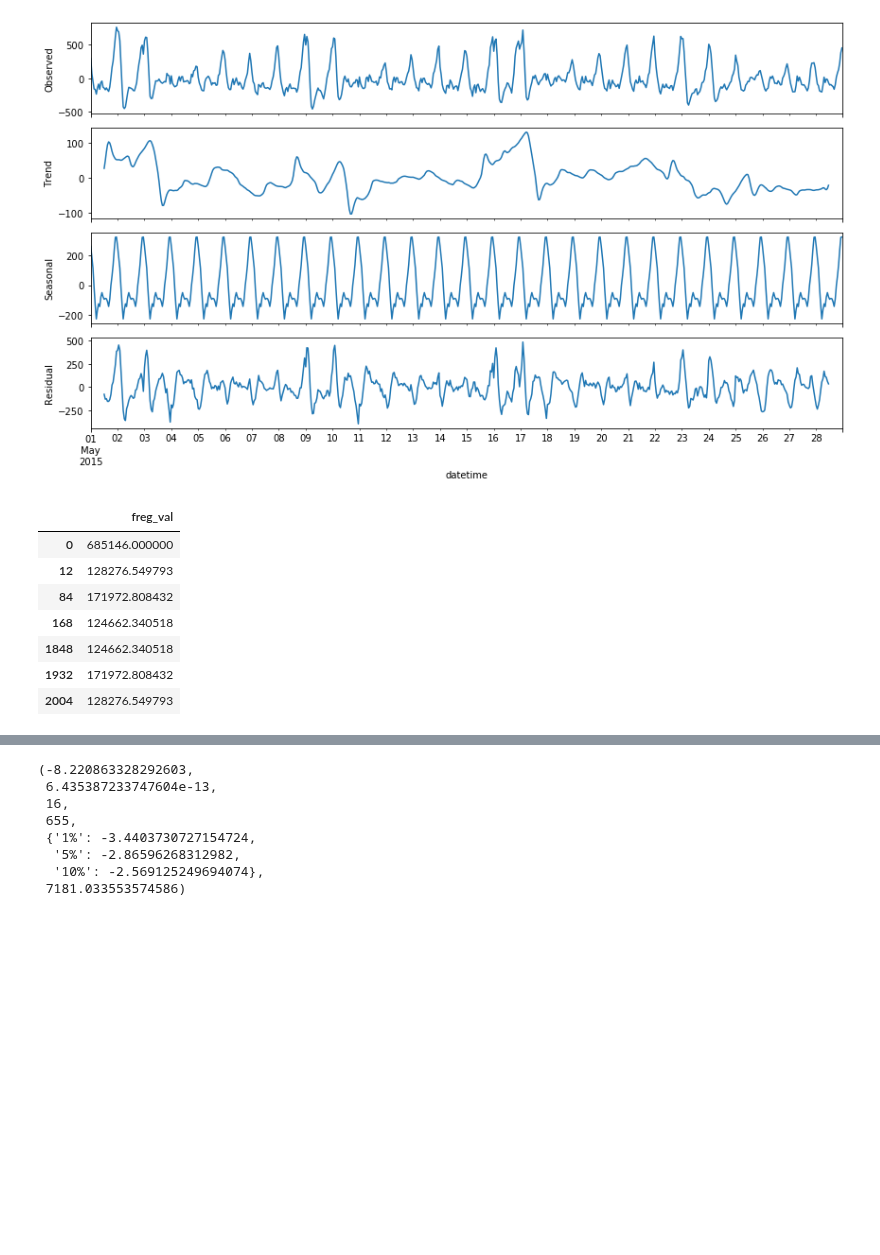
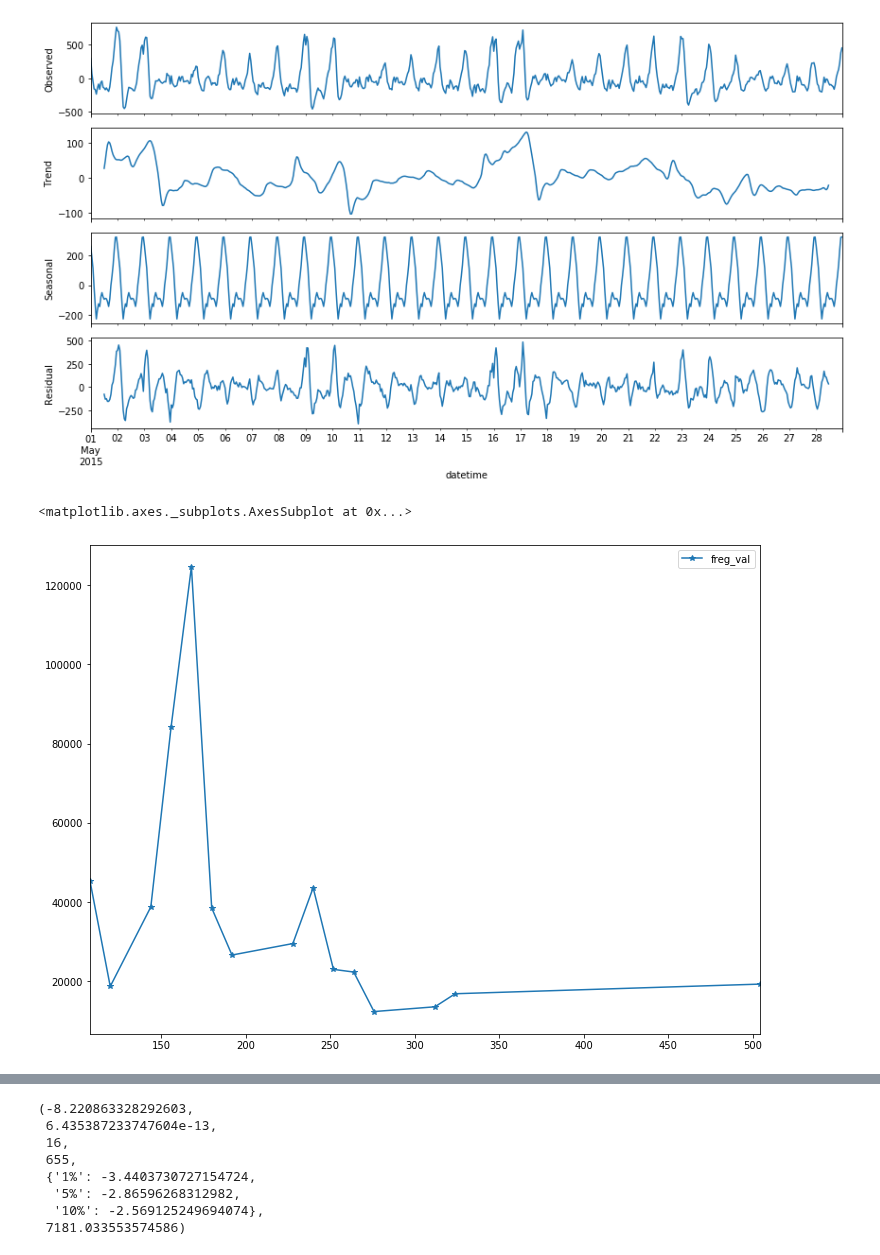
Before and after one commit to dminikorenb/DataLearning, a Jupyter notebook: 3-Taxi/dminik6_part3_w3.ipynb, the cells around one changed output, grey strips where cells are left out. Drawn from its saved outputs; the diff is of its cells as text; code cells hidden in the pictures; blank space fills up the shorter version.

```diff
--- a/3-Taxi/dminik6_part3_w3.ipynb
+++ b/3-Taxi/dminik6_part3_w3.ipynb
@@ -245,33 +245,29 @@ decomp.plot();
 # %% [output]
 [figure]
 # %%
-# s_mean[datetime(year=2015, month=5, day=5, hour=0, second=0)]
-# s_mean.loc[datetime(year=2015, month=5, day=5, hour=0, second=0)]['tmp']
-# n = len(y) # length of the signal
-N = stmp.shape[0]
-# T = n/Fs
-Y = np.fft.fft(stmp['count'].values) # fft computing and normalization
+def fft_freg( df, nRet=10, fregMin = 0 ):
+
+    N = df.shape[0] // 2
+    Y = np.fft.fft(df['count'].values) # fft computing and normalization
+    df_fft = pd.DataFrame(np.abs(Y[:N]), columns=['freg_val'])
+#     return df_fft[df_fft.freg_val > 100000]
+    df_fft.sort_values(by='freg_val', ascending=False, inplace=True)
+    return df_fft[df_fft.index > fregMin].head(nRet)
 # Y = Y[range(n/2)]
-T = 12*7*24
-xf = np.linspace(0.0, T/24., 1.)
+# T = 12*7*24
+#     xf = np.linspace(0.0, T/24., 1.)
 # fig, ax = plt.subplots(2, 1)
 # ax[0].plot(t,y)
 # ax[0].set_xlabel('Time')
 # ax[0].set_ylabel('Amplitude')
 # plt.plot(abs(Y),'r'); # plotting the spectrum
 # ax[1].set_xlabel('Freq (Hz)')
 # ax[1].set_ylabel('|Y(freq)|')
 # fig, ax = plt.subplots()
 # ax.plot(2.0/N * np.abs(Y[:T]))
 # plt.show()
-df_fft = pd.DataFrame(np.abs(Y[:T]), columns=['freg_val'])
-df_fft[df_fft.freg_val > 100000]
+df_plot = fft_freg(stmp, 15, 100)
+df_plot.sort_index().plot(style='*-')
 # %% [output]
-|  | freg_val |
-| 0 | 685146.000000 |
-| 12 | 128276.549793 |
-| 84 | 171972.808432 |
-| 168 | 124662.340518 |
-| 1848 | 124662.340518 |
-| 1932 | 171972.808432 |
-| 2004 | 128276.549793 |
+<matplotlib.axes._subplots.AxesSubplot at 0x...>
+[figure, added]
```
Also changed, not shown: parts of 2 cells of this notebook.
